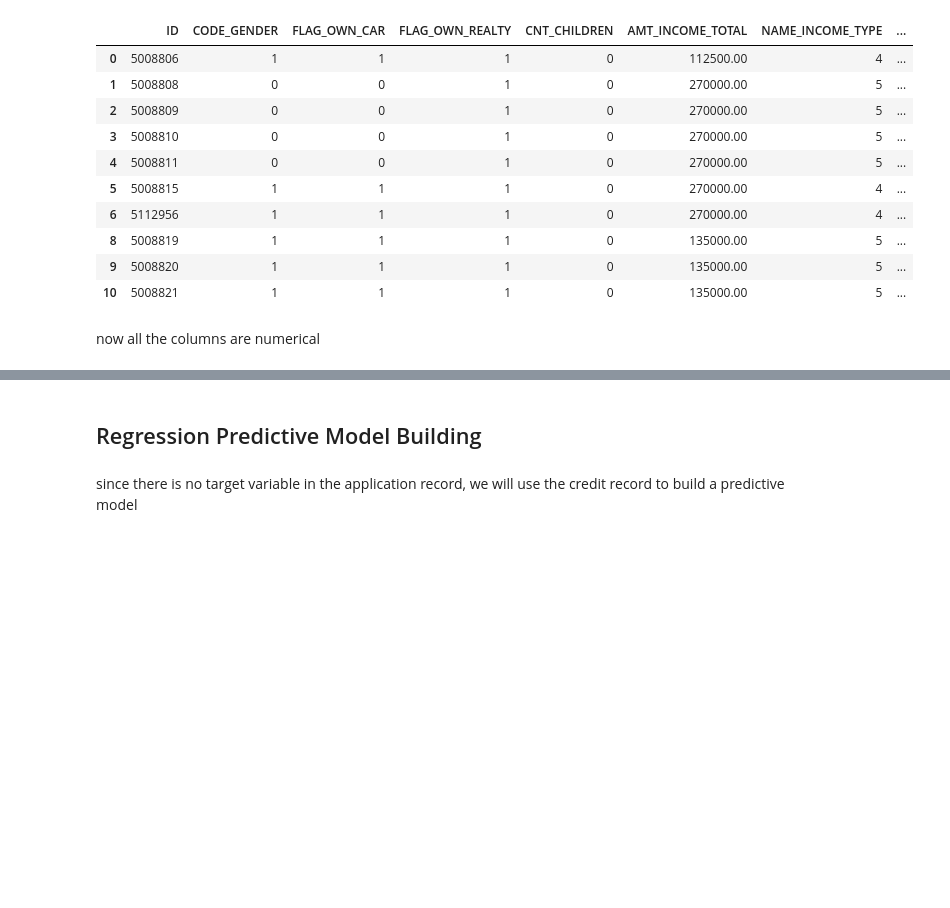
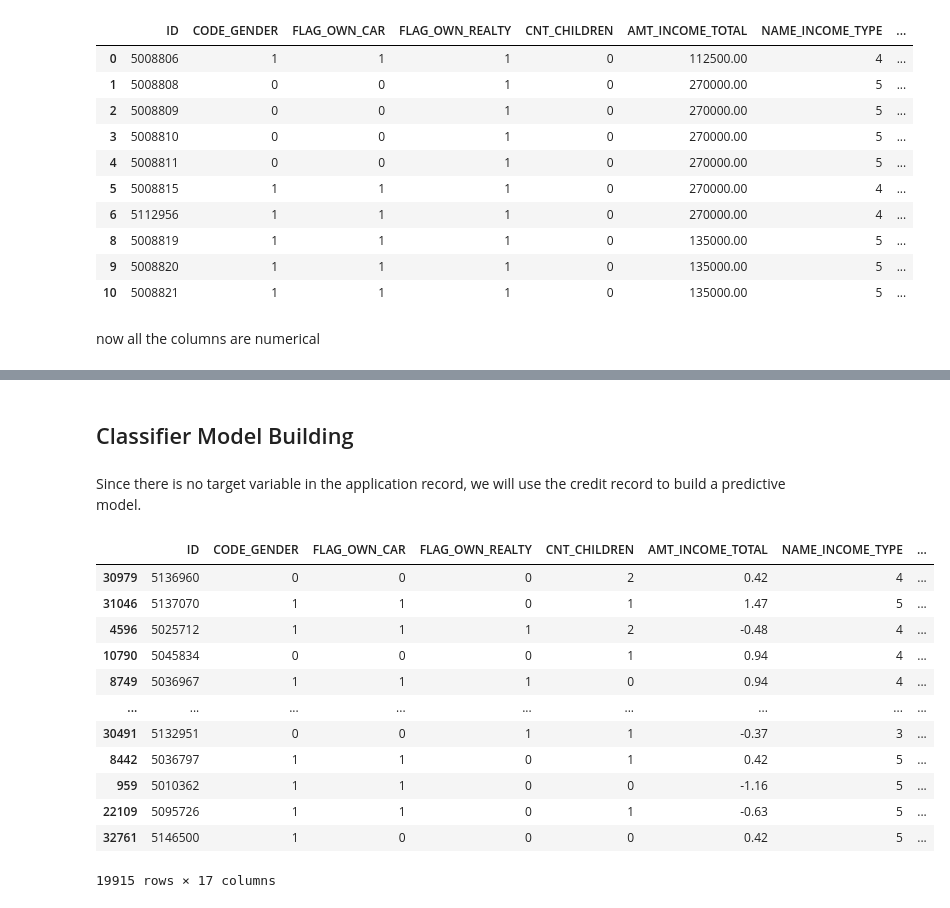
Before and after one commit to dddddvs/NTU-bc2406, a Jupyter notebook: main.ipynb, the cells around one changed output, grey strips where cells are left out. Saved outputs shown, nothing was run; the diff lists cells and outputs as text; code cells hidden in the pictures; blank space fills up the shorter version.

```diff
--- a/main.ipynb
+++ b/main.ipynb
@@ -561,6 +576,10 @@ Name: Scores, dtype: float64
 # %%
+# Merge data1 with scores_df on the 'ID' column, using a left join
 merge_df = pd.merge(data1, scores_df, on='ID', how='left')
-merge_df = merge_df.dropna(subset=['Scores'])
+
+# Drop rows where 'Scores' is NaN
+merge_df = merge_df.dropna(subset=['Credit_Rating'])
+
 merge_df.head(10)
 # %% [output]
 |  | ID | CODE_GENDER | FLAG_OWN_CAR | FLAG_OWN_REALTY | CNT_CHILDREN | AMT_INCOME_TOTAL | NAME_INCOME_TYPE | ... |
@@ -589,10 +611,19 @@ merge_df.describe()
 | 75% | 5115604.75 | 1.00 | 1.00 | 1.00 | 1.00 | 225000.00 | 5.00 | ... |
 | max | 5150487.00 | 1.00 | 1.00 | 1.00 | 19.00 | 585000.00 | 5.00 | ... |
 # %% [markdown]
-## Regression Predictive Model Building
+## Classifier Model Building
 # %% [markdown]
-since there is no target variable in the application record, we will use the credit record to build a predictive model
+Since there is no target variable in the application record, we will use the credit record to build a predictive model.
 # %%
 scaler = StandardScaler()
+# Scale the continuous columns in merge_df
 merge_df[conti_cols] = scaler.fit_transform(merge_df[conti_cols])
+
+Credit_type_mapping = {
+    'Good': 2,
+    'Average': 1,
+    'Bad': 0
+}
+# Code the 'Credit_Rating' column
+merge_df['Credit_Rating'] = merge_df['Credit_Rating'].map(Credit_type_mapping)
 # %%
@@ -604 +639,17 @@ y = merge_df['Scores']
 X_train, X_test, y_train, y_test = train_test_split(X, y, test_size=0.2, random_state=42)
+# %%
+X_train
+# %% [output]
+|  | ID | CODE_GENDER | FLAG_OWN_CAR | FLAG_OWN_REALTY | CNT_CHILDREN | AMT_INCOME_TOTAL | NAME_INCOME_TYPE | ... |
+| 30979 | 5136960 | 0 | 0 | 0 | 2 | 0.42 | 4 | ... |
+| 31046 | 5137070 | 1 | 1 | 0 | 1 | 1.47 | 5 | ... |
+| 4596 | 5025712 | 1 | 1 | 1 | 2 | -0.48 | 4 | ... |
+| 10790 | 5045834 | 0 | 0 | 0 | 1 | 0.94 | 4 | ... |
+| 8749 | 5036967 | 1 | 1 | 1 | 0 | 0.94 | 4 | ... |
+| ... | ... | ... | ... | ... | ... | ... | ... | ... |
+| 30491 | 5132951 | 0 | 0 | 1 | 1 | -0.37 | 3 | ... |
+| 8442 | 5036797 | 1 | 1 | 0 | 1 | 0.42 | 5 | ... |
+| 959 | 5010362 | 1 | 1 | 0 | 0 | -1.16 | 5 | ... |
+| 22109 | 5095726 | 1 | 1 | 0 | 1 | -0.63 | 5 | ... |
+| 32761 | 5146500 | 1 | 0 | 0 | 0 | 0.42 | 5 | ... |
+19915 rows × 17 columns
```
Also changed, not shown: parts of 28 cells of this notebook, 1 other file.
